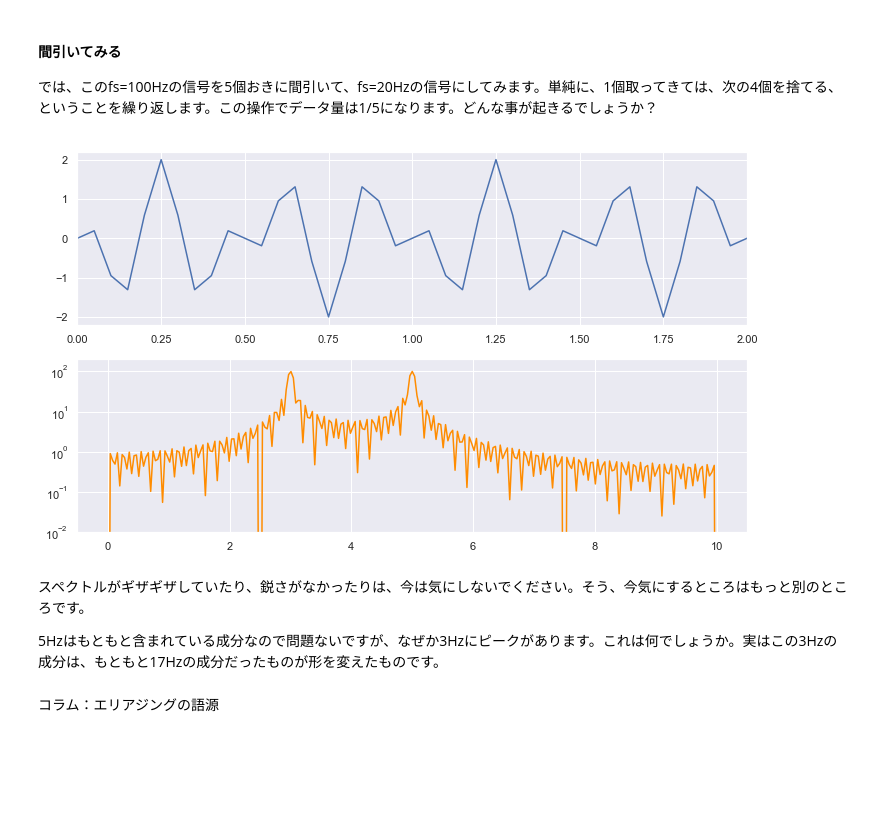
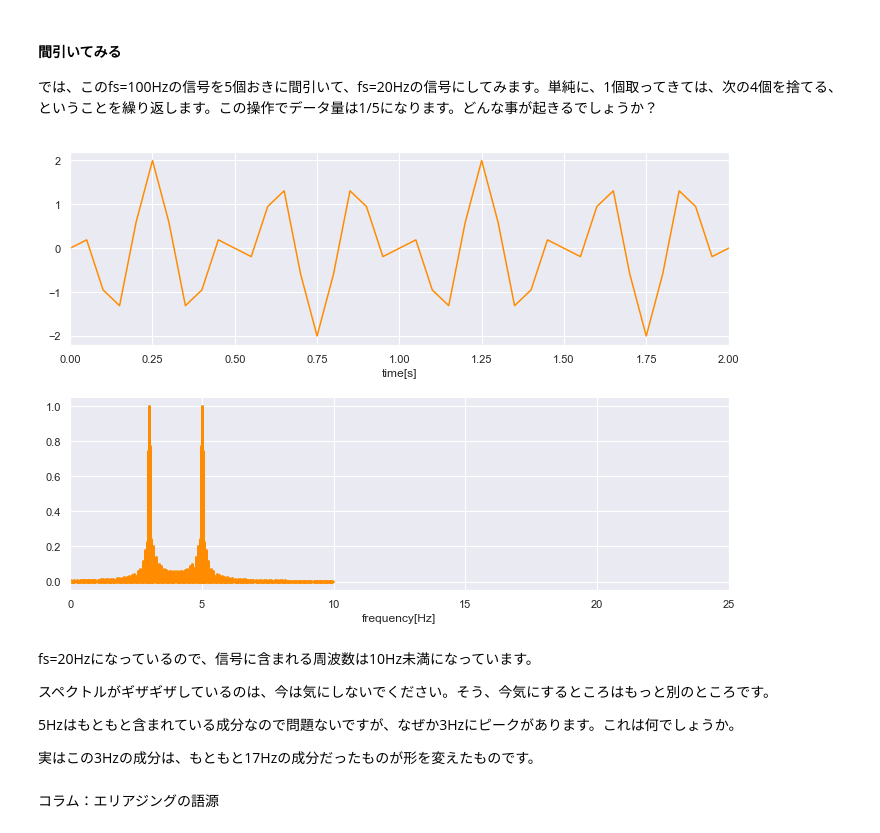
Before and after one commit to murmur1975/macroAC, a Jupyter notebook: decimation.ipynb, the cells around one changed output. Saved outputs shown, nothing was run; the diff lists cells and outputs as text; code cells hidden in the pictures; blank space fills up the shorter version.

```diff
--- a/decimation.ipynb
+++ b/decimation.ipynb
@@ -15,6 +15,7 @@
 #### やること
 2種類の周波数の正弦波を合成して、間引き前と間引き後の波形とスペクトルを観察してみます。
 # %%
+# 準備
 import numpy as np
 import matplotlib.pyplot as plt
 import seaborn as sb
@@ -30,18 +31,24 @@ for k in f:
     y = y + np.sin(2*np.pi*k*t)
 
 # フーリエ変換（スペクトルを求める）
-nfft = 512  # FFT点数（スペクトルの詳しさ）
+nfft = 500  # FFT点数（スペクトルの詳しさ）
 x = np.linspace(0, fs/2, int(nfft/2+1))
 Y = np.abs(np.fft.rfft(y, nfft))
+Y = Y / max(Y)  # 振幅最大値で正規化
 
 # プロット
 sb.set()
-ax, fig = plt.subplots(figsize=(12,7))
+fig, ax = plt.subplots(figsize=(10,7))
 plt.subplot(2,1,1)  # 1つ目の図
 plt.plot(t,y)  # 時間波形のプロット
+plt.xlabel('time[s]')
 plt.xlim(0,2)  # 0-2秒に制限
 plt.subplot(2,1,2)  # 2つ目の図
-plt.plot(x,Y)  # スペクトルのプロット
-plt.yscale('log')  # 縦軸対数表示
+markerline, stemlines, baseline = plt.stem(x,Y,markerfmt=" ")  # スペクトルのプロット
+plt.setp(baseline, color='b', linewidth=2)
+plt.setp(stemlines, linewidth=2)
+plt.xlim(0,25)
+plt.xlabel('frequency[Hz]')
+plt.tight_layout()
 plt.show()
 # %% [output]
@@ -54,30 +61,39 @@ fs=100Hzとして2つの正弦波を合成した信号を作り、その時間
 # %%
 # 間引き（間引き後の各変数は _ をつけて表すことにします）
 y_ = y[::5]  # 間引き
 fs_ = fs/5  # 間引き後のサンプリング周波数
-t_ = np.linspace(0,T,int(T*fs_)+1)  # 時間軸（サンプリングのタイミング）
+t_ = np.linspace(0,T,int(T*fs_)+1)  # 間引き後の時間軸
 
 # フーリエ変換（スペクトルを求める）
 x_ = np.linspace(0,fs_/2,int(nfft/2+1))
 Y_ = np.abs(np.fft.rfft(y_, nfft))
+Y_ = Y_ / max(Y_)  # 振幅最大値で正規化
 
 # プロット
-sb.set()
-ax, fig = plt.subplots(figsize=(12,7))
+fig, ax = plt.subplots(figsize=(10,7))
 plt.subplot(2,1,1)  # 1つ目の図
-plt.plot(t_,y_)  # 時間波形のプロット
+plt.plot(t_,y_,color='darkorange')  # 時間波形のプロット
 plt.xlim(0,2)  # 0-2秒に制限
+plt.xlabel('time[s]')
 plt.subplot(2,1,2)  # 2つ目の図
-plt.plot(x_,Y_,color='darkorange')  # スペクトルのプロット
-plt.yscale('log')  # 縦軸対数表示
-plt.ylim(1e-2,2e2)  # 制限
+markerline, stemlines, baseline = plt.stem(x_,Y_,markerfmt=" ")  # スペクトルのプロット
+plt.setp(baseline, color='darkorange', linewidth=2)
+plt.setp(stemlines, color='darkorange', linewidth=3)
+plt.xlim(0,25)
+plt.xlabel('frequency[Hz]')
+plt.tight_layout()
+
 plt.show()
 # %% [output]
-[figure, old version]
+[figure, new version]
 # %% [markdown]
-スペクトルがギザギザしていたり、鋭さがなかったりは、今は気にしないでください。そう、今気にするところはもっと別のところです。
+fs=20Hzになっているので、信号に含まれる周波数は10Hz未満になっています。
 
-5Hzはもともと含まれている成分なので問題ないですが、なぜか3Hzにピークがあります。これは何でしょうか。実はこの3Hzの成分は、もともと17Hzの成分だったものが形を変えたものです。
+スペクトルがギザギザしているのは、今は気にしないでください。そう、今気にするところはもっと別のところです。
+
+5Hzはもともと含まれている成分なので問題ないですが、なぜか3Hzにピークがあります。これは何でしょうか。
+
+実はこの3Hzの成分は、もともと17Hzの成分だったものが形を変えたものです。
 # %% [markdown]
 
 コラム：エリアジングの語源
```
Also changed, not shown: parts of 10 cells of this notebook, 3 other files.
